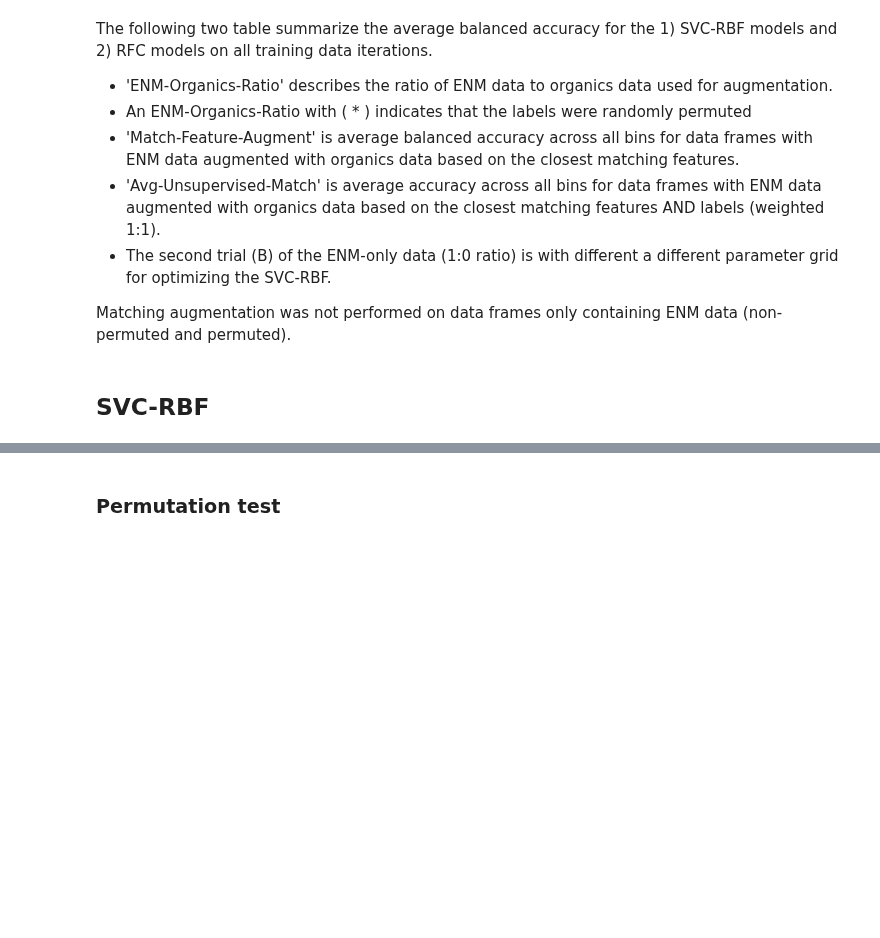
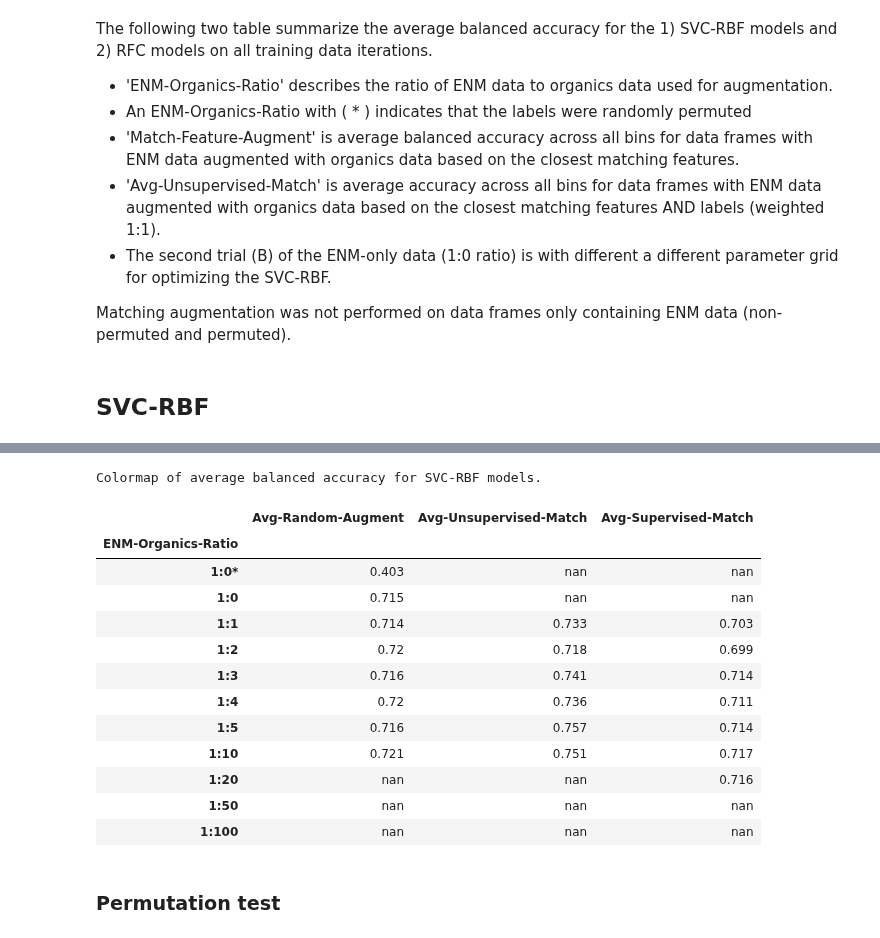
Before and after one commit to LukaThorn/ml-weight-fraction, a Jupyter notebook: modelpipeline.ipynb, the cells around one changed output, grey strips where cells are left out. Cells and saved outputs as stored; diff of their text form; code cells hidden in the pictures; blank space fills up the shorter version.

```diff
--- a/modelpipeline.ipynb
+++ b/modelpipeline.ipynb
@@ -1886,3 +1776,33 @@ Colormap of average balanced accuracy for SVC-RBF models.
+# %%
+# View balanced accuracy results for all models as stylized heatmap
+cmap = matplotlib.cm.get_cmap('Wistia')
+(results_svc.iloc[:,[0,1,3,5]]
+     .set_index('ENM-Organics-Ratio')  # Set table index
+     .style
+     # Apply heatmap
+     .background_gradient(cmap=cmap, low=0, high=0.9, axis=0)
+     # Highlight maximum value in row
+     .apply(blt.highlight_max, color=blt.rgba2hex(cmap(255)), axis=0)
+     # Recolor zeroes
+     .applymap(lambda x: blt.recolor_text(x, color=blt.rgba2hex(cmap(0))))
+     .set_precision(3)  # Round decimals
+     .set_caption('Colormap of average balanced accuracy for SVC-RBF models.')
+)
+# %% [output]
+Colormap of average balanced accuracy for SVC-RBF models.
+|  | Avg-Random-Augment | Avg-Unsupervised-Match | Avg-Supervised-Match |
+| ENM-Organics-Ratio |  |  |  |
+| 1:0* | 0.403 | nan | nan |
+| 1:0 | 0.715 | nan | nan |
+| 1:1 | 0.714 | 0.733 | 0.703 |
+| 1:2 | 0.72 | 0.718 | 0.699 |
+| 1:3 | 0.716 | 0.741 | 0.714 |
+| 1:4 | 0.72 | 0.736 | 0.711 |
+| 1:5 | 0.716 | 0.757 | 0.714 |
+| 1:10 | 0.721 | 0.751 | 0.717 |
+| 1:20 | nan | nan | 0.716 |
+| 1:50 | nan | nan | nan |
+| 1:100 | nan | nan | nan |
 # %%
 # Export results table to .csv
 results_svc.to_csv("./data/results-SVC.csv",
```
Also changed, not shown: parts of 30 cells of this notebook.
